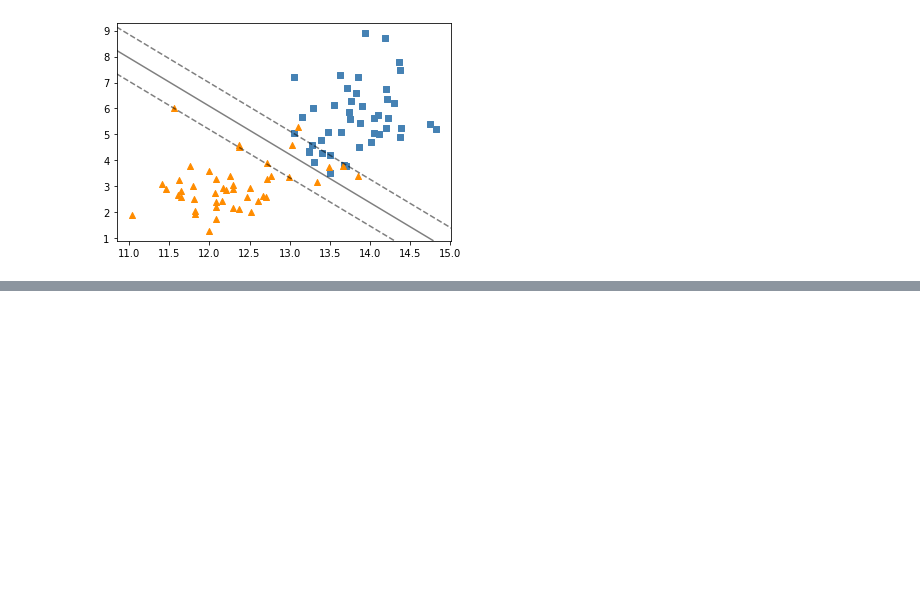
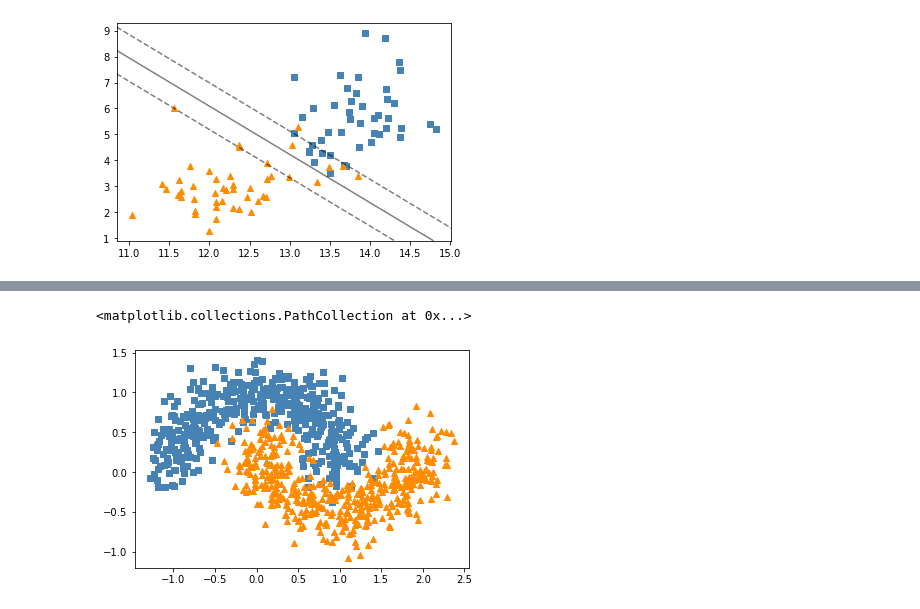
Before and after one commit to walbermr/monitoria-ml, a Jupyter notebook: 8-svm.ipynb, the cells around one changed output, grey strips where cells are left out. Drawn from its saved outputs; the diff is of its cells as text; code cells hidden in the pictures; blank space fills up the shorter version.

```diff
--- a/8-svm.ipynb
+++ b/8-svm.ipynb
@@ -358,0 +182,29 @@ show_decision_region(
+# %%
+from sklearn.datasets import make_moons
+from sklearn.preprocessing import StandardScaler
+
+from matplotlib.colors import ListedColormap
+
+# criação do dataset
+X, y = make_moons(n_samples=900, noise=0.2, random_state=199)
+
+# cores e simbolos para as classses
+colors = {0: "steelblue", 1: "darkorange", 2: "mediumseagreen"}
+markers = {0: "s", 1: "^", 2:"o"}
+
+# visualização do dataset
+plt.scatter(
+    X[y==0, 0],
+    X[y==0, 1],
+    c=colors[0],
+    marker=markers[0]
+)
+plt.scatter(
+    X[y==1, 0],
+    X[y==1, 1],
+    c=colors[1],
+    marker=markers[1]
+)
+# %% [output]
+<matplotlib.collections.PathCollection at 0x...>
+[figure, added]
```
Also changed, not shown: parts of 30 cells of this notebook.
